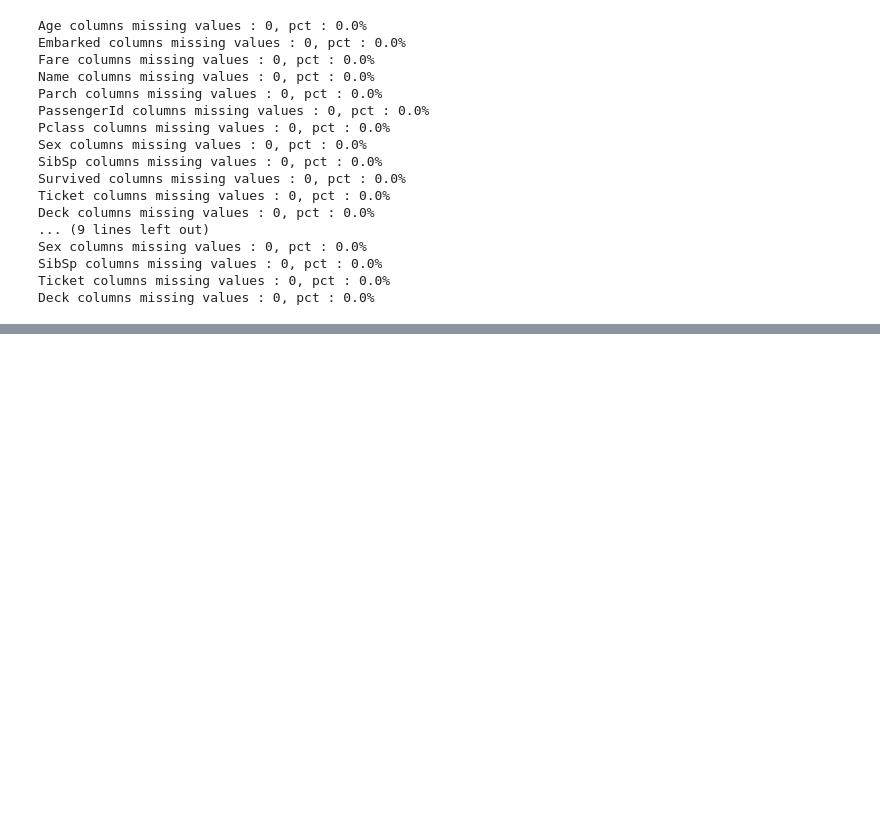
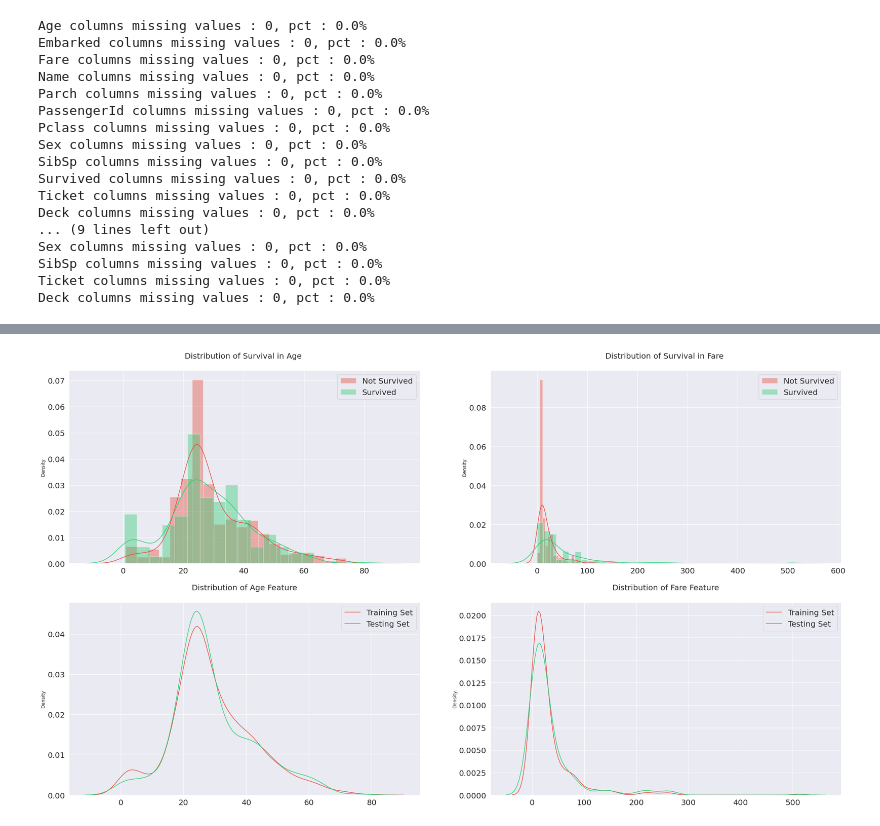
Before and after one commit to HwangHanJae/LearningNote, a Jupyter notebook: titanic_transcription3.ipynb, the cells around one changed output, grey strips where cells are left out. Cells and saved outputs as stored; diff of their text form; code cells hidden in the pictures; blank space fills up the shorter version.

```diff
--- a/titanic_transcription3.ipynb
+++ b/titanic_transcription3.ipynb
@@ -479,0 +579,30 @@ Deck columns missing values : 0, pct : 0.0%
+# %%
+cont_features = ["Age", "Fare"]
+surv = df_train["Survived"] == 1
+
+f, ax = plt.subplots(2,2, figsize=(20,20))
+plt.subplots_adjust(right=1.5)
+
+for i, feature in enumerate(cont_features):
+  sns.distplot(df_train[~surv][feature], label="Not Survived",hist=True, color='#e74c3c', ax=ax[0][i])
+  sns.distplot(df_train[surv][feature], label="Survived", hist=True, ax=ax[0][i], color='#2ecc71')
+
+  sns.distplot(df_train[feature], label="Training Set", hist=False, color='#e74c3c', ax=ax[1][i])
+  sns.distplot(df_test[feature], label="Testing Set", hist=False, color='#2ecc71', ax=ax[1][i])
+
+  ax[0][i].set_xlabel('')
+  ax[1][i].set_xlabel('')
+
+  for j in range(2):
+    ax[i][j].tick_params(axis='both', labelsize=20)
+
+  ax[0][i].legend(loc='upper right', prop={'size' : 20})
+  ax[1][i].legend(loc='upper right', prop={'size' : 20})
+  ax[0][i].set_title("Distribution of Survival in {} ". format(feature), size=20, y=1.05)
+
+ax[1][0].set_title("Distribution of {} Feature".format("Age"), size=20, y=1.05)
+ax[1][1].set_title("Distribution of {} Feature".format("Fare"), size=20, y=1.05)
+
+plt.show()
+# %% [output]
+[figure, added]
```
Also changed, not shown: parts of 16 cells of this notebook.
